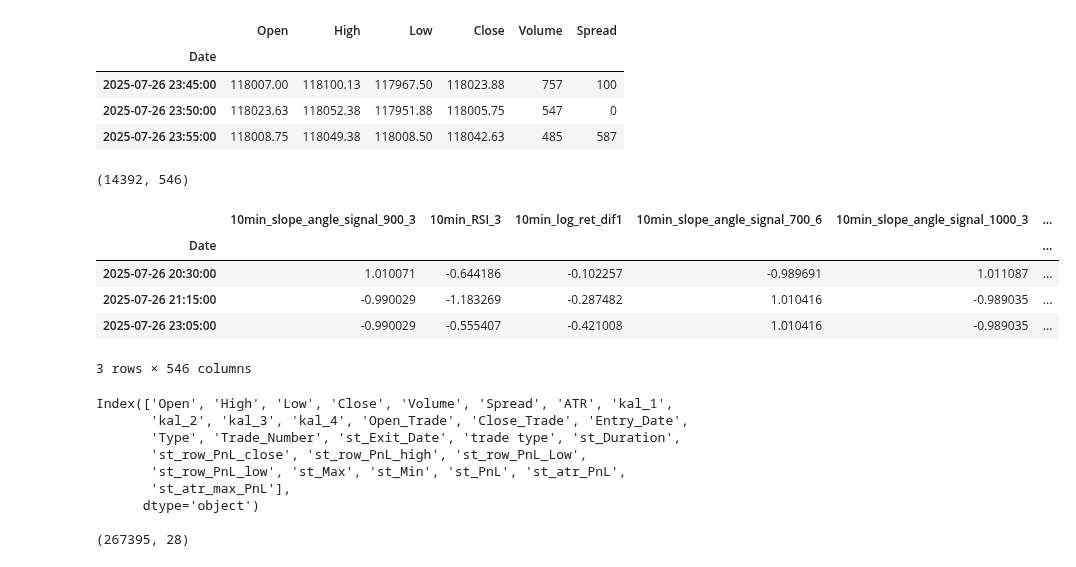
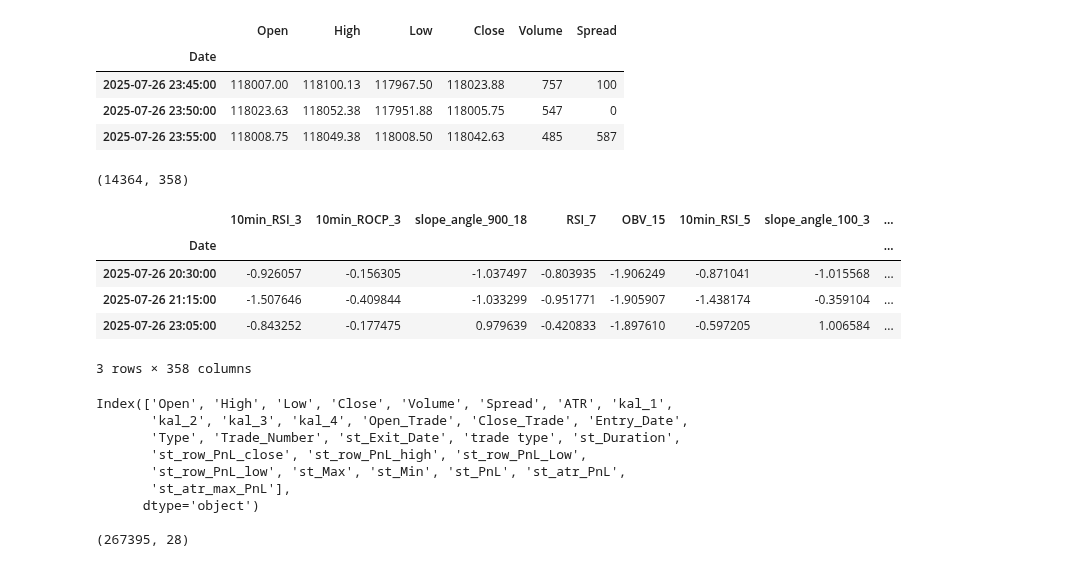
Before and after one commit to holguinmora123/OpenAi_Codex, a Jupyter notebook: 3. XAUUSD_MultyLabel_ML.ipynb, the cells around one changed output. Saved outputs shown, nothing was run; the diff lists cells and outputs as text; code cells hidden in the pictures.

```diff
--- a/3. XAUUSD_MultyLabel_ML.ipynb
+++ b/3. XAUUSD_MultyLabel_ML.ipynb
@@ -640,6 +644,8 @@ def predict_signals(X_test, aapl_test_prices_ts, model, scaler):
     return aapl_test_prices_ts
 # %% [markdown]
 # Data
+# %%
+data_type = 'Scale'
 # %%
 ### Open OHLC dataframe
 
@@ -660,20 +666,20 @@ The train_data DataFrame covers a period of 937 days.
 # %%
 ### Features
 
-features_5m = pd.read_csv(root_data + 'Results/'+symbol+'_'+direction+'_M5M10_Enc_Features.csv', index_col=0)
+features_5m = pd.read_csv(root_data + 'Results/'+symbol+'_'+direction+'_M5M10_'+data_type+'_Features.csv', index_col=0)
 features_5m['Date'] = pd.to_datetime(features_5m['Date'])
 features_5m.set_index('Date', inplace=True)
 
 print(features_5m.shape)
 features_5m.tail(3)
 # %% [output]
-(14392, 546)
+(14364, 358)
-|  | 10min_slope_angle_signal_900_3 | 10min_RSI_3 | 10min_log_ret_dif1 | 10min_slope_angle_signal_700_6 | 10min_slope_angle_signal_1000_3 | ... |
-| Date |  |  |  |  |  | ... |
-| 2025-07-26 20:30:00 | 1.010071 | -0.644186 | -0.102257 | -0.989691 | 1.011087 | ... |
-| 2025-07-26 21:15:00 | -0.990029 | -1.183269 | -0.287482 | 1.010416 | -0.989035 | ... |
-| 2025-07-26 23:05:00 | -0.990029 | -0.555407 | -0.421008 | 1.010416 | -0.989035 | ... |
+|  | 10min_RSI_3 | 10min_ROCP_3 | slope_angle_900_18 | RSI_7 | OBV_15 | 10min_RSI_5 | slope_angle_100_3 | ... |
+| Date |  |  |  |  |  |  |  | ... |
+| 2025-07-26 20:30:00 | -0.926057 | -0.156305 | -1.037497 | -0.803935 | -1.906249 | -0.871041 | -1.015568 | ... |
+| 2025-07-26 21:15:00 | -1.507646 | -0.409844 | -1.033299 | -0.951771 | -1.905907 | -1.438174 | -0.359104 | ... |
+| 2025-07-26 23:05:00 | -0.843252 | -0.177475 | 0.979639 | -0.420833 | -1.897610 | -0.597205 | 1.006584 | ... |
-3 rows × 546 columns
+3 rows × 358 columns
 # %%
 ### Labels
 
```
Also changed, not shown: parts of 16 cells of this notebook.
